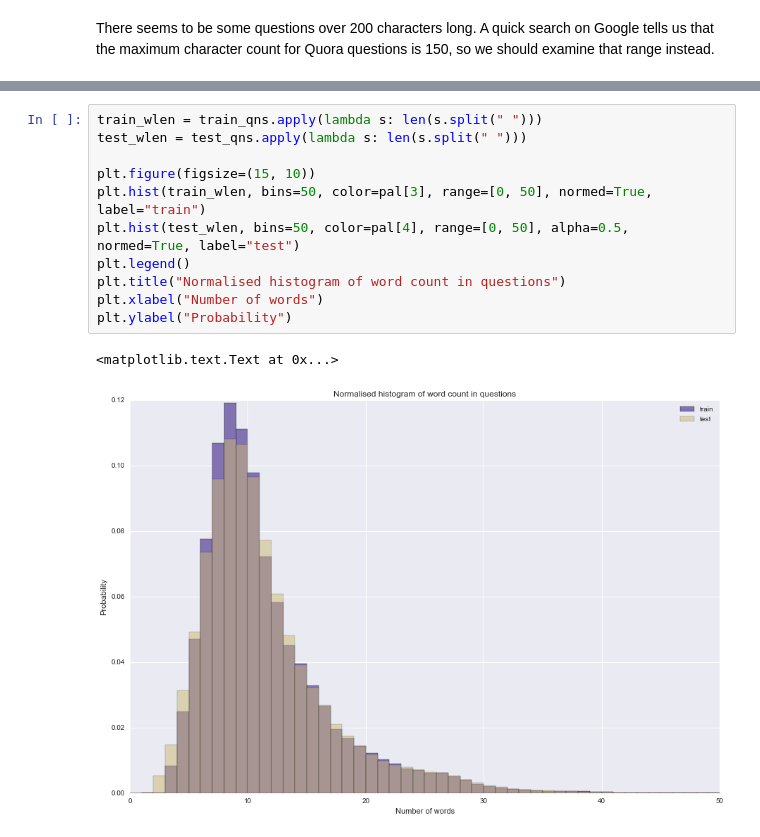
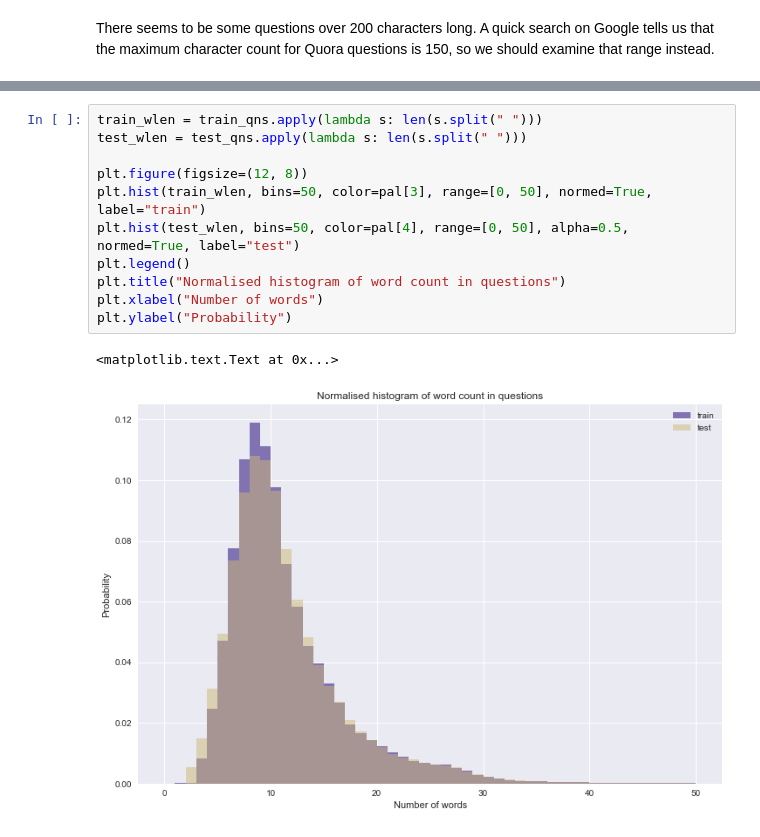
Before and after one commit to Esmyft/QuoraQuest, a Jupyter notebook: qqp.ipynb, the cells around one changed output, grey strips where cells are left out. Saved outputs shown, nothing was run; the diff lists cells and outputs as text.

```diff
--- a/qqp.ipynb
+++ b/qqp.ipynb
@@ -102,14 +91,14 @@ dtype: float64
 # %%
 train_wlen = train_qns.apply(lambda s: len(s.split(" ")))
 test_wlen = test_qns.apply(lambda s: len(s.split(" ")))
 
-plt.figure(figsize=(15, 10))
+plt.figure(figsize=(12, 8))
 plt.hist(train_wlen, bins=50, color=pal[3], range=[0, 50], normed=True, label="train")
 plt.hist(test_wlen, bins=50, color=pal[4], range=[0, 50], alpha=0.5, normed=True, label="test")
 plt.legend()
 plt.title("Normalised histogram of word count in questions")
 plt.xlabel("Number of words")
 plt.ylabel("Probability")
 # %% [output]
 <matplotlib.text.Text at 0x...>
-[figure, old version]
+[figure, new version]
```
Also changed, not shown: parts of 24 cells of this notebook.
